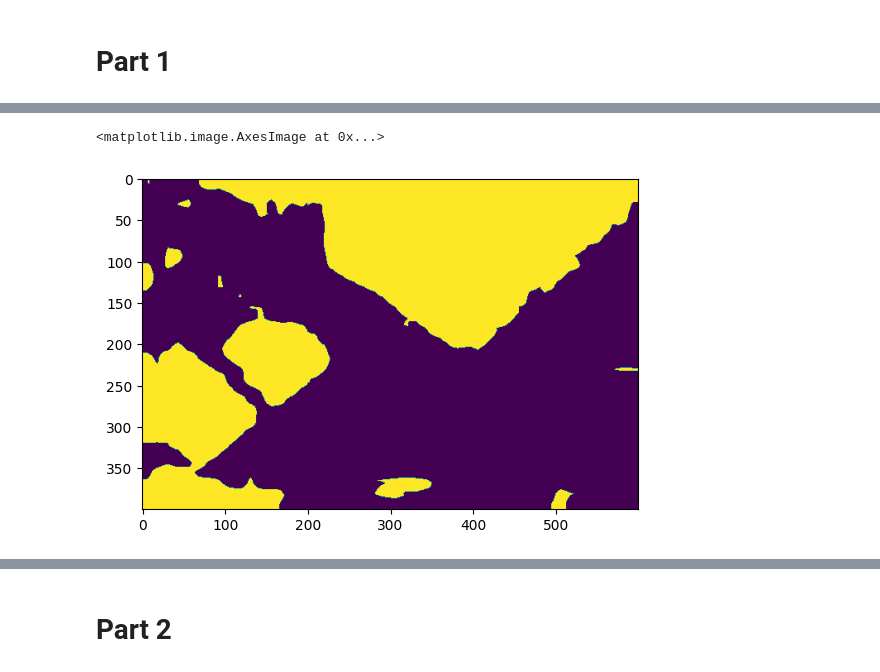
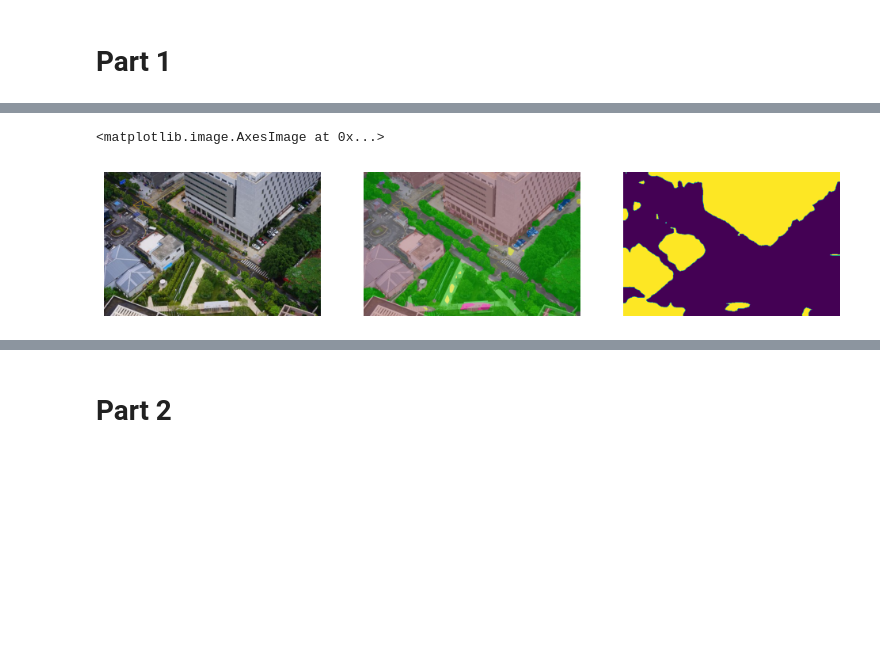
Before and after one commit to chunming1022/segmantic-in-nerf, a Jupyter notebook: w2c.ipynb, the cells around one changed output, grey strips where cells are left out. Saved outputs shown, nothing was run; the diff lists cells and outputs as text; code cells hidden in the pictures; blank space fills up the shorter version.

```diff
--- a/w2c.ipynb
+++ b/w2c.ipynb
@@ -29,11 +60,23 @@ img.show()
-# %%
-data = np.load('data.npz')
-focal_length = data['focal_length']
-poses = data['poses']
-masks = data['masks']
-
-plt.imshow(masks[0])
-# %% [output]
-<matplotlib.image.AxesImage at 0x...>
-[figure, removed]
+# %%
+data = np.load('data.npz')
+focal_length = data['focal_length']
+poses = data['poses']
+masks = data['masks']
+
+fig = plt.figure(figsize = (12, 4))
+ax = fig.add_subplot(1, 3, 1)
+img1 = mpimg.imread('sz.jpg')
+img1 = np.flip(img1, (0, 1))
+bx = fig.add_subplot(1, 3, 2)
+img2 = mpimg.imread('sz_test.jpg')
+cx = fig.add_subplot(1, 3, 3)
+ax.axis('off')
+bx.axis('off')
+cx.axis('off')
+ax.imshow(img1)
+bx.imshow(img2)
+cx.imshow(masks[0])
+# %% [output]
+<matplotlib.image.AxesImage at 0x...>
+[figure, added]
 # %%
```
Also changed, not shown: parts of 17 cells of this notebook.
